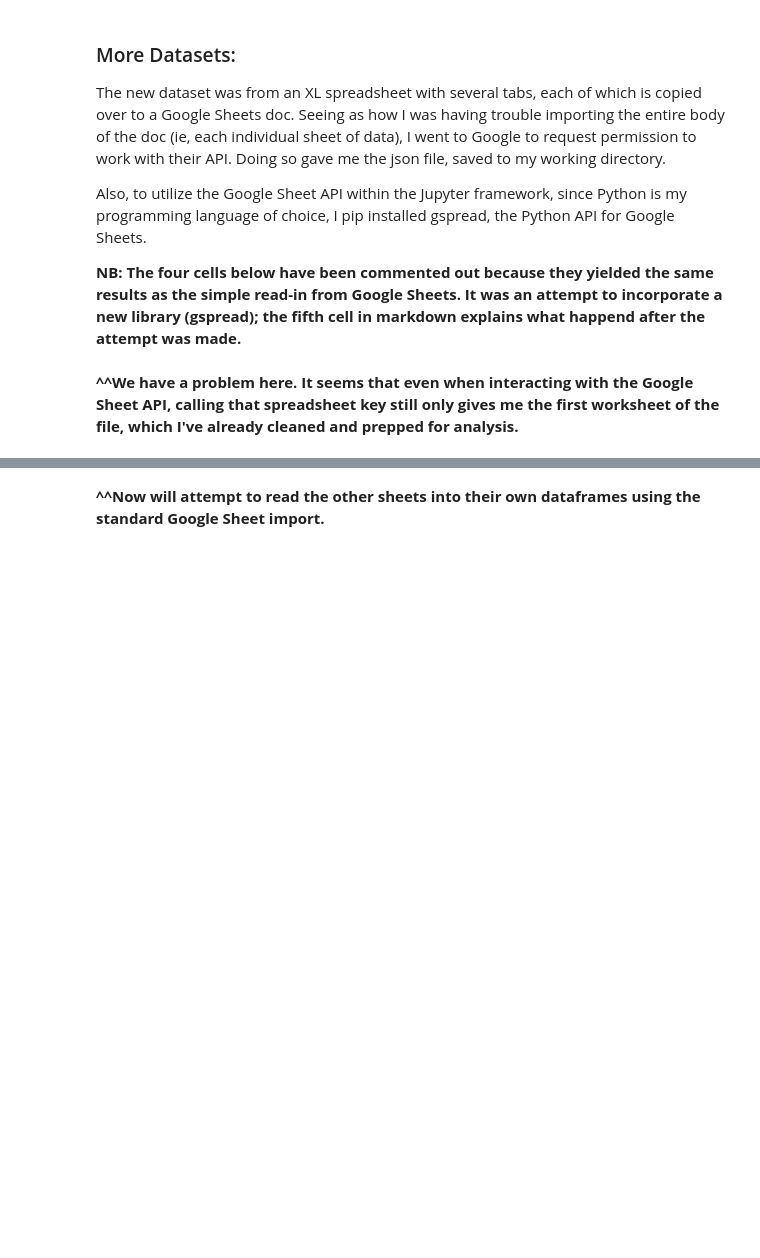
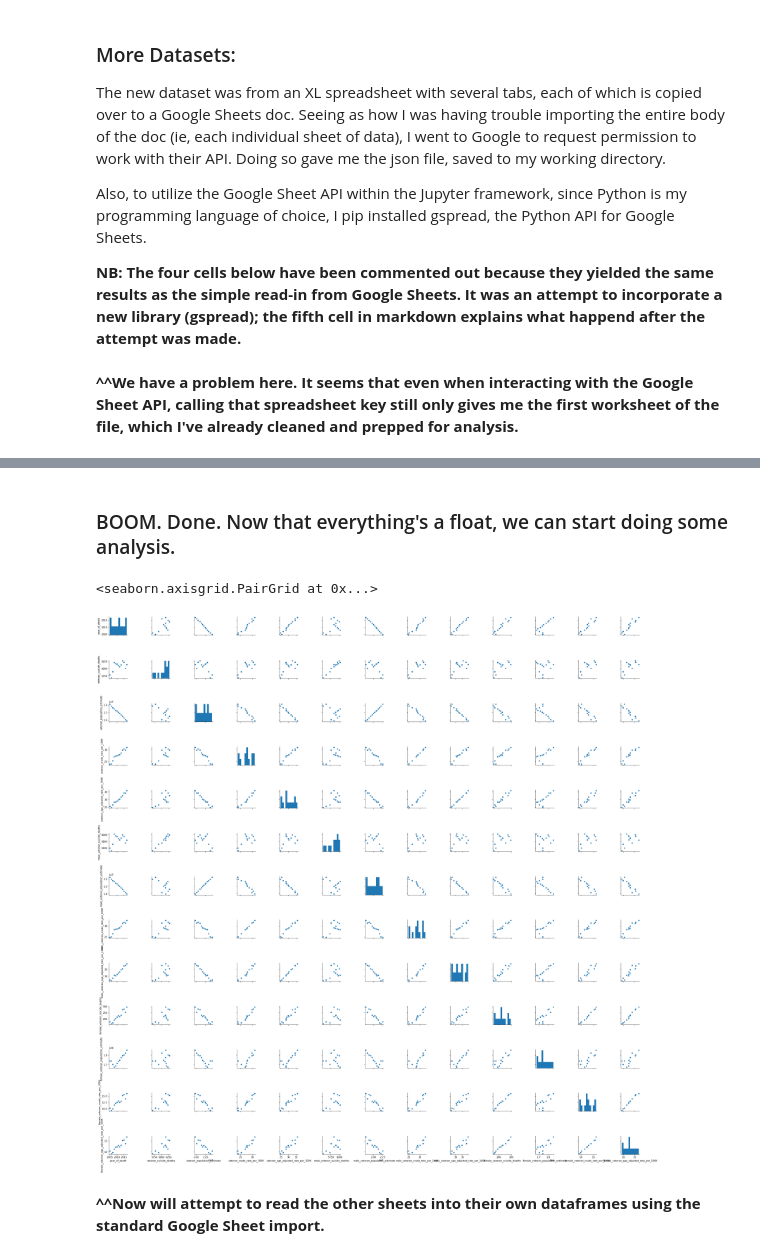
Before and after one commit to nickjoseph210/Soldier_Suicide_Prevention, a Jupyter notebook: prevention_scratch.ipynb, the cells around one changed output, grey strips where cells are left out. Saved outputs shown, nothing was run; the diff lists cells and outputs as text; code cells hidden in the pictures; blank space fills up the shorter version.

```diff
--- a/prevention_scratch.ipynb
+++ b/prevention_scratch.ipynb
@@ -301,0 +320,8 @@ SyntaxError: invalid syntax (<ipython-input-20-c600b8ec6b06>, line 1)
+# %%
+age_adjusted_df['female_veteran_suicide_deaths'] = age_adjusted_df['female_veteran_suicide_deaths'].astype('float')
+# %%
+age_adjusted_df['female_veteran_population_estimate'] = age_adjusted_df['female_veteran_population_estimate'].astype('float')
+# %%
+age_adjusted_df['female_veteran_crude_rate_per_100K'] = age_adjusted_df['female_veteran_crude_rate_per_100K'].astype('float')
+# %%
+age_adjusted_df['female_veteran_age_adjusted_rate_per_100K'] = age_adjusted_df['female_veteran_age_adjusted_rate_per_100K'].astype('float')
@@ -302,3 +347,10 @@ SyntaxError: invalid syntax (<ipython-input-20-c600b8ec6b06>, line 1)
+# %% [markdown]
+### BOOM.  Done.  Now that everything's a float, we can start doing some analysis.
+# %%
+sns.pairplot(age_adjusted_df)
+# %% [output]
+<seaborn.axisgrid.PairGrid at 0x...>
+[figure, added]
 # %% [markdown]
 **^^Now will attempt to read the other sheets into their own dataframes using the standard Google Sheet import.**
 # %%
```
Also changed, not shown: parts of 27 cells of this notebook.
